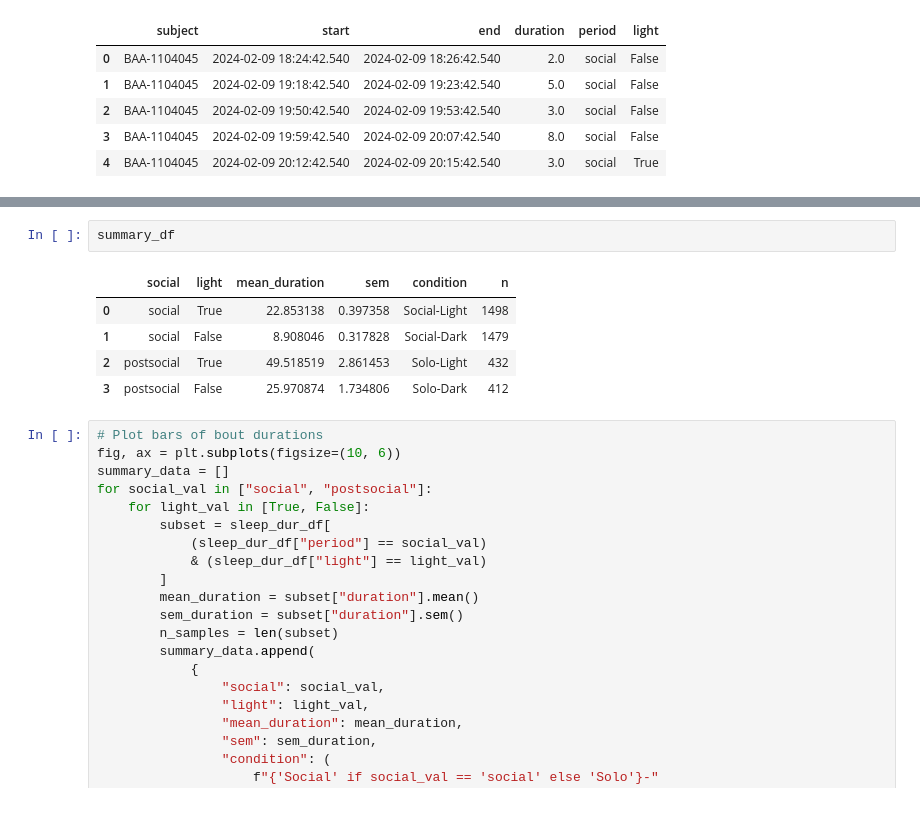
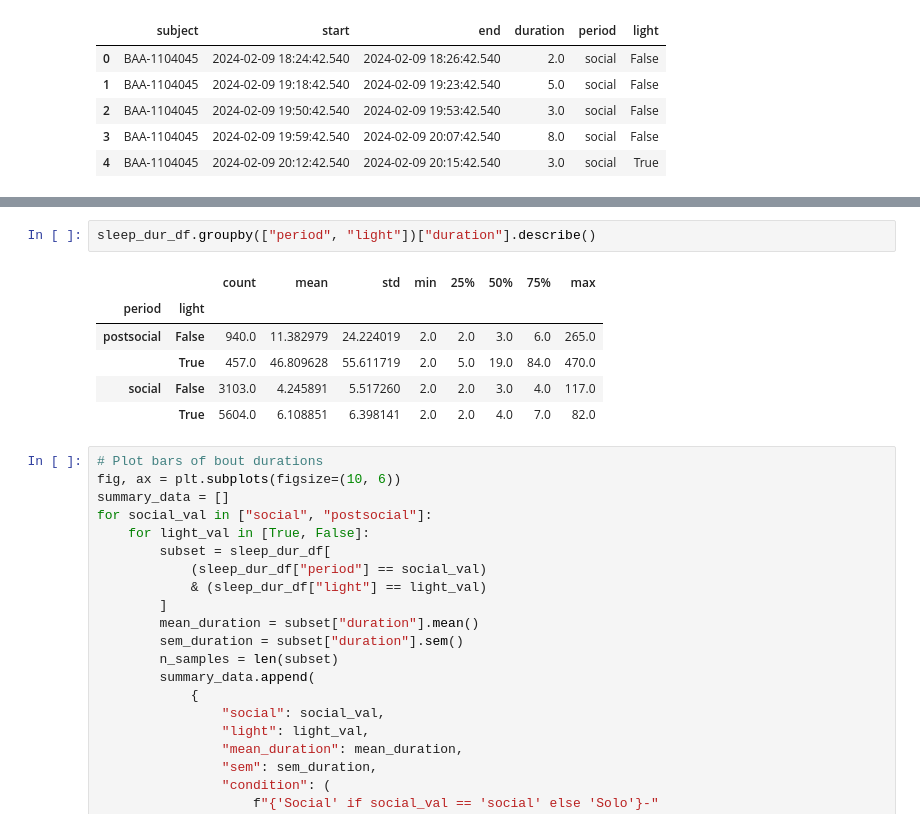
Before and after one commit to SainsburyWellcomeCentre/aeon_docs, a Jupyter notebook: src/user/how_to/social_analysis2.ipynb, the cells around one changed output, grey strips where cells are left out. Saved outputs shown, nothing was run; the diff lists cells and outputs as text.

```diff
--- a/src/user/how_to/social_analysis2.ipynb
+++ b/src/user/how_to/social_analysis2.ipynb
@@ -1854,14 +1750,15 @@ plt.tight_layout()
 plt.show()
 # %% [output]
 [figure]
-# %%
-summary_df
-# %% [output]
-|  | social | light | mean_duration | sem | condition | n |
-| 0 | social | True | 22.853138 | 0.397358 | Social-Light | 1498 |
-| 1 | social | False | 8.908046 | 0.317828 | Social-Dark | 1479 |
-| 2 | postsocial | True | 49.518519 | 2.861453 | Solo-Light | 432 |
-| 3 | postsocial | False | 25.970874 | 1.734806 | Solo-Dark | 412 |
+# %%
+sleep_dur_df.groupby(["period", "light"])["duration"].describe()
+# %% [output]
+|  |  | count | mean | std | min | 25% | 50% | 75% | max |
+| period | light |  |  |  |  |  |  |  |  |
+| postsocial | False | 940.0 | 11.382979 | 24.224019 | 2.0 | 2.0 | 3.0 | 6.0 | 265.0 |
+|  | True | 457.0 | 46.809628 | 55.611719 | 2.0 | 5.0 | 19.0 | 84.0 | 470.0 |
+| social | False | 3103.0 | 4.245891 | 5.517260 | 2.0 | 2.0 | 3.0 | 4.0 | 117.0 |
+|  | True | 5604.0 | 6.108851 | 6.398141 | 2.0 | 2.0 | 4.0 | 7.0 | 82.0 |
 # %%
 # Plot bars of bout durations
 fig, ax = plt.subplots(figsize=(10, 6))
```
Also changed, not shown: parts of 4 cells of this notebook.
